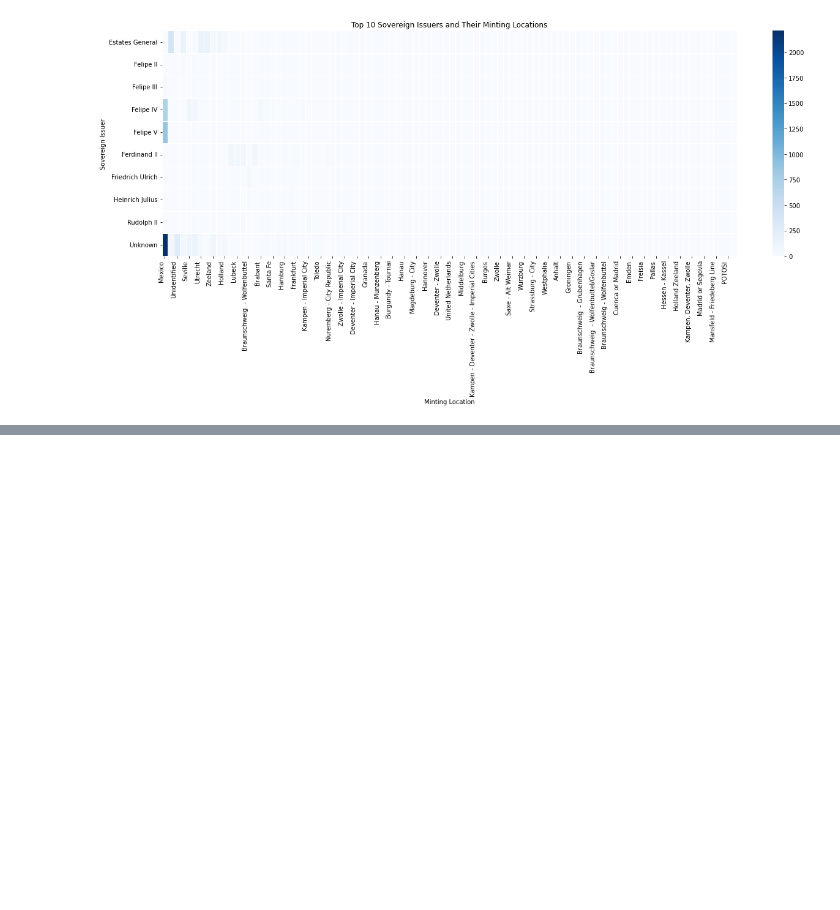
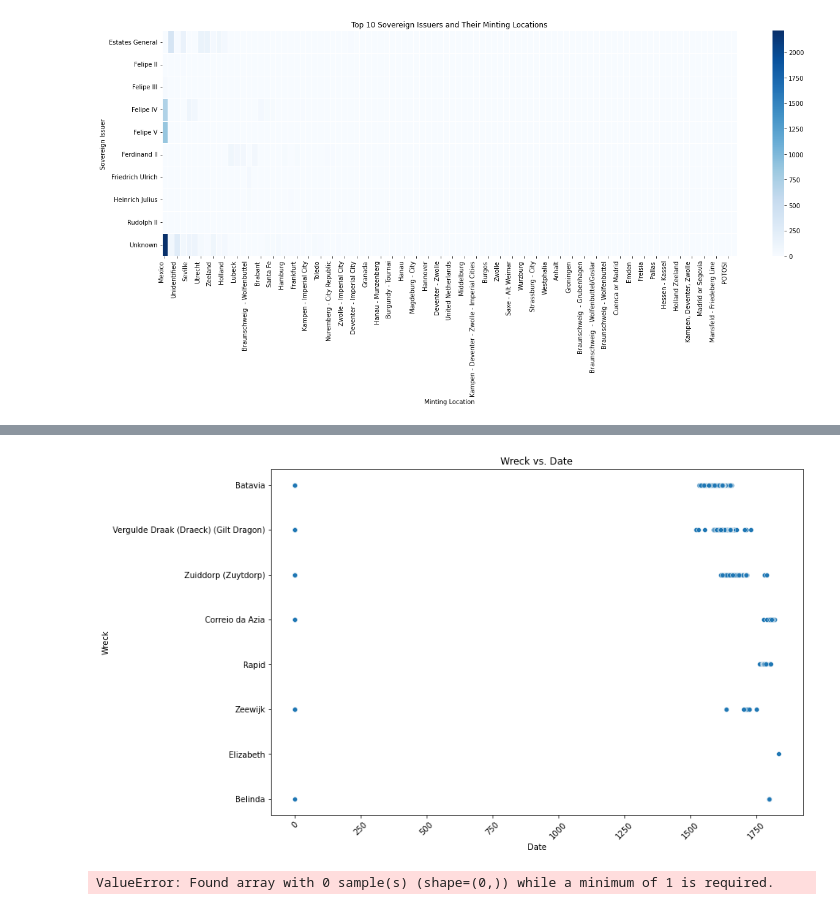
Before and after one commit to BramKreuger/WA-museum, a Jupyter notebook: WA_base_code.ipynb, the cells around one changed output, grey strips where cells are left out. Drawn from its saved outputs; the diff is of its cells as text; code cells hidden in the pictures; blank space fills up the shorter version.

```diff
--- a/WA_base_code.ipynb
+++ b/WA_base_code.ipynb
@@ -367,0 +359,5 @@ plt.show()
+# %%
+# There was just on variable for Type, so it's useless
+mydata = mydata.drop('Type', axis=1)
+# Drop ANCODS as it has no predictive value
+mydata = mydata.drop('ANCODS', axis=1)
@@ -367,0 +377,46 @@ plt.show()
+# %%
+# Visualization: Wreck vs. Date
+plt.figure(figsize=(12, 8))
+sns.scatterplot(x='Date', y='wreck', data=mydata)
+plt.xlabel('Date')
+plt.ylabel('Wreck')
+plt.title('Wreck vs. Date')
+plt.xticks(rotation=45)
+plt.show()
+# %% [output]
+[figure, added]
+# %%
+from sklearn.model_selection import train_test_split
+from sklearn.linear_model import LinearRegression
+from sklearn.preprocessing import OneHotEncoder
+
+# Separate the dataset into two parts
+data_with_known_date = mydata[mydata['Date'] != 0]
+data_with_unknown_date = mydata[mydata['Date'] == 0]
+
+# One-Hot Encoding for the entire dataset (excluding rows where date is 0)
+encoder = OneHotEncoder(handle_unknown='ignore')
+encoder.fit(mydata[mydata['Date'] != 0].select_dtypes(include=['object']))
+
+# Encode the training set
+X_train_encoded = encoder.transform(data_with_known_date.select_dtypes(include=['object']))
+y_train = data_with_known_date['Date']
+
+# Train the model
+model = LinearRegression()
+model.fit(X_train_encoded, y_train)
+
+# Encode the prediction set
+X_unknown_encoded = encoder.transform(data_with_unknown_date.select_dtypes(include=['object']))
+
+# Predict the missing dates
+predicted_dates = model.predict(X_unknown_encoded)
+
+# Fill in the missing dates in the original dataset
+mydata.loc[mydata['Date'] == 0, 'Date'] = predicted_dates
+
+# Optionally, save the updated dataset
+updated_file_path = 'C:\\Users\\sheep\\OneDrive\\Documents\\GitHub\\WAMuseum\\numismatic_updated.csv'
+mydata.to_csv(updated_file_path, index=False)
+# %% [output]
+ValueError: Found array with 0 sample(s) (shape=(0,)) while a minimum of 1 is required.
```
Also changed, not shown: parts of 9 cells of this notebook, 1 other file.
